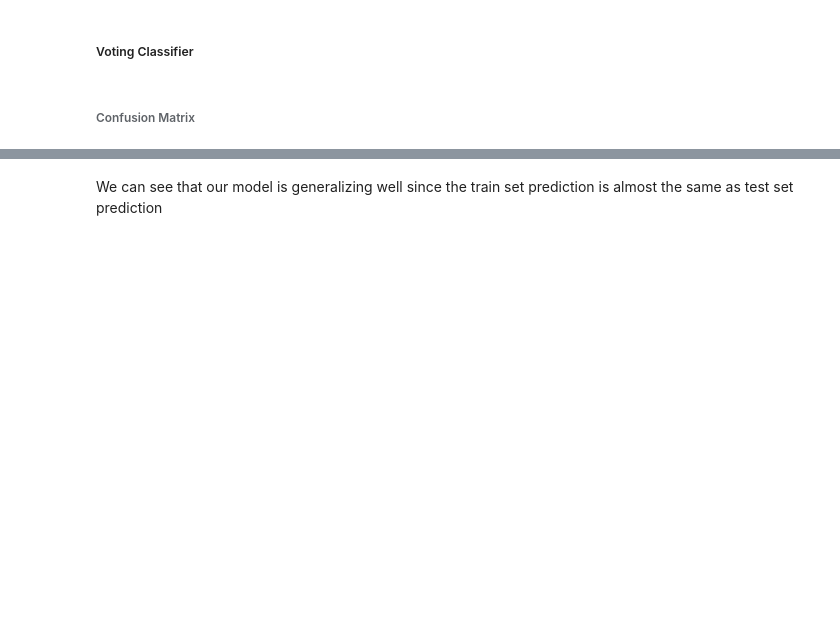
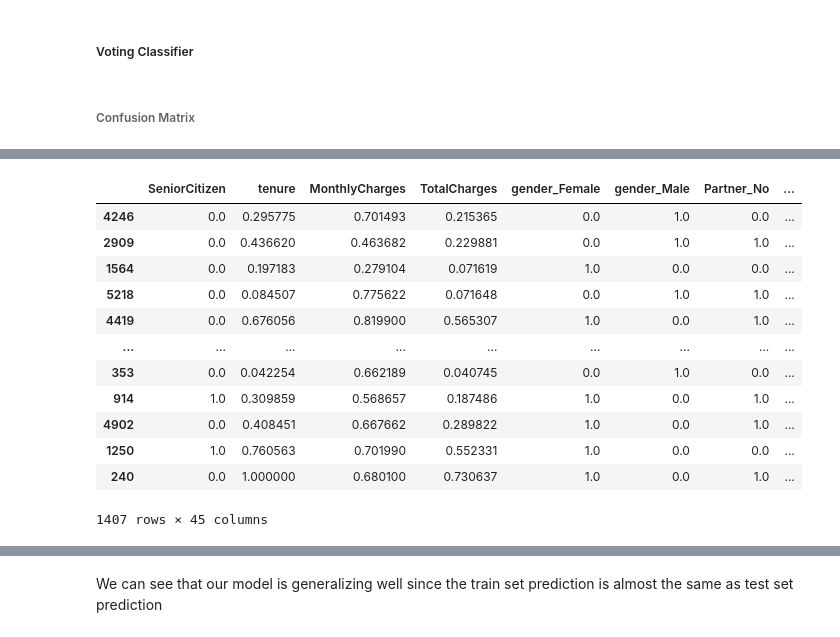
Before and after one commit to armanddd/TELCOM_CHURN, a Jupyter notebook: telcom_churn.ipynb, the cells around one changed output, grey strips where cells are left out. Saved outputs shown, nothing was run; the diff lists cells and outputs as text; code cells hidden in the pictures; blank space fills up the shorter version.

```diff
--- a/telcom_churn.ipynb
+++ b/telcom_churn.ipynb
@@ -625,0 +623,16 @@ plt.show()
+# %%
+X_test
+# %% [output]
+|  | SeniorCitizen | tenure | MonthlyCharges | TotalCharges | gender_Female | gender_Male | Partner_No | ... |
+| 4246 | 0.0 | 0.295775 | 0.701493 | 0.215365 | 0.0 | 1.0 | 0.0 | ... |
+| 2909 | 0.0 | 0.436620 | 0.463682 | 0.229881 | 0.0 | 1.0 | 1.0 | ... |
+| 1564 | 0.0 | 0.197183 | 0.279104 | 0.071619 | 1.0 | 0.0 | 0.0 | ... |
+| 5218 | 0.0 | 0.084507 | 0.775622 | 0.071648 | 0.0 | 1.0 | 1.0 | ... |
+| 4419 | 0.0 | 0.676056 | 0.819900 | 0.565307 | 1.0 | 0.0 | 1.0 | ... |
+| ... | ... | ... | ... | ... | ... | ... | ... | ... |
+| 353 | 0.0 | 0.042254 | 0.662189 | 0.040745 | 0.0 | 1.0 | 0.0 | ... |
+| 914 | 1.0 | 0.309859 | 0.568657 | 0.187486 | 1.0 | 0.0 | 1.0 | ... |
+| 4902 | 0.0 | 0.408451 | 0.667662 | 0.289822 | 1.0 | 0.0 | 1.0 | ... |
+| 1250 | 1.0 | 0.760563 | 0.701990 | 0.552331 | 1.0 | 0.0 | 0.0 | ... |
+| 240 | 0.0 | 1.000000 | 0.680100 | 0.730637 | 1.0 | 0.0 | 1.0 | ... |
+1407 rows × 45 columns
```
Also changed, not shown: parts of 40 cells of this notebook.
